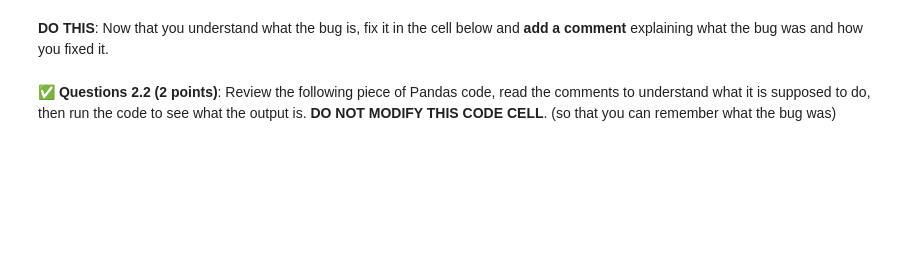
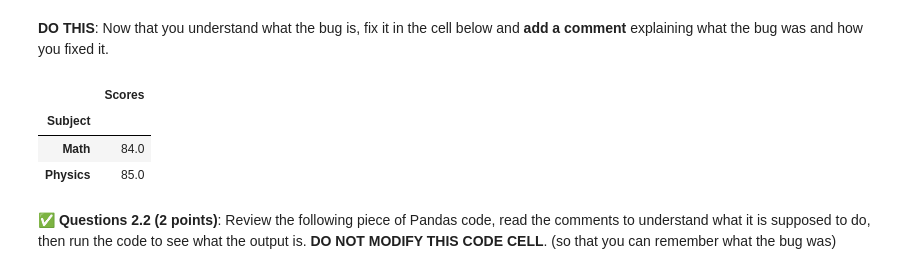
Before and after one commit to TumsAddict/cmse202-s25-turnin, a Jupyter notebook: hw-01/HW-01_GitPracticeDebuggingPythonPackagesAndClasses-SS25-STUDENT.ipynb, the cells around one changed output. Cells and saved outputs as stored; diff of their text form; code cells hidden in the pictures; blank space fills up the shorter version.

```diff
--- a/hw-01/HW-01_GitPracticeDebuggingPythonPackagesAndClasses-SS25-STUDENT.ipynb
+++ b/hw-01/HW-01_GitPracticeDebuggingPythonPackagesAndClasses-SS25-STUDENT.ipynb
@@ -222,3 +233,17 @@ If you need to write any code to explore the nature of the bug, please do so in
+# %%
+# Put your non-buggy code here
+# The problem was syntax error. When pandas was imported, it assumed the name 'pd', however when it was called, 'pandas' was used.
+import pandas
+df = pandas.DataFrame({'Subject': ['Physics', 'Math',
+                              'Math', 'Physics'],
+                   'Scores': [88, 76, 92, 82]})
+
+df.groupby('Subject').mean()
+# %% [output]
+|  | Scores |
+| Subject |  |
+| Math | 84.0 |
+| Physics | 85.0 |
 # %% [markdown]
 &#9989; **Questions 2.2 (2 points)**: Review the following piece of Pandas code, read the comments to understand what it is supposed to do, then run the code to see what the output is. **DO NOT MODIFY THIS CODE CELL**. (so that you can remember what the bug was)
 # %%
```
Also changed, not shown: parts of 13 cells of this notebook.
